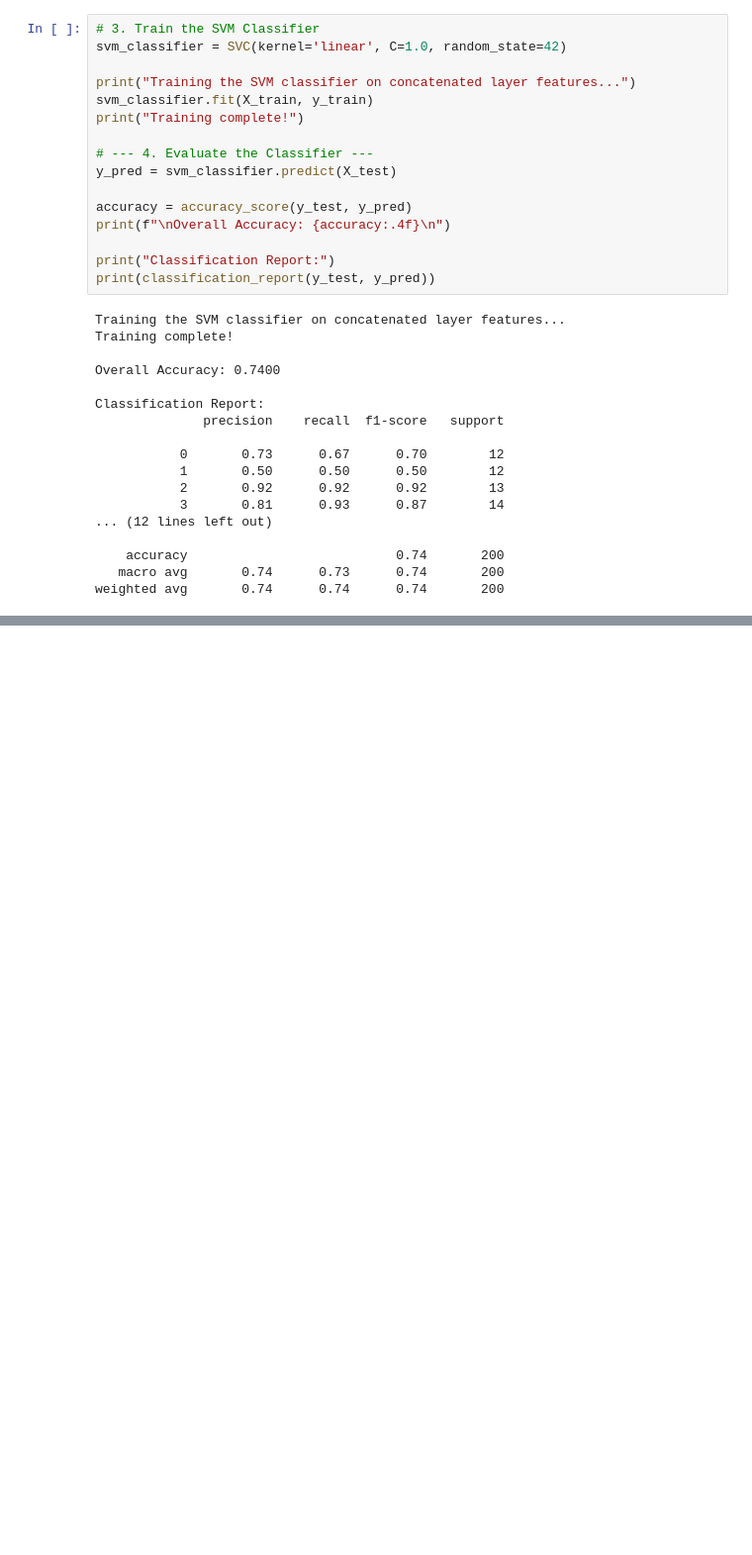
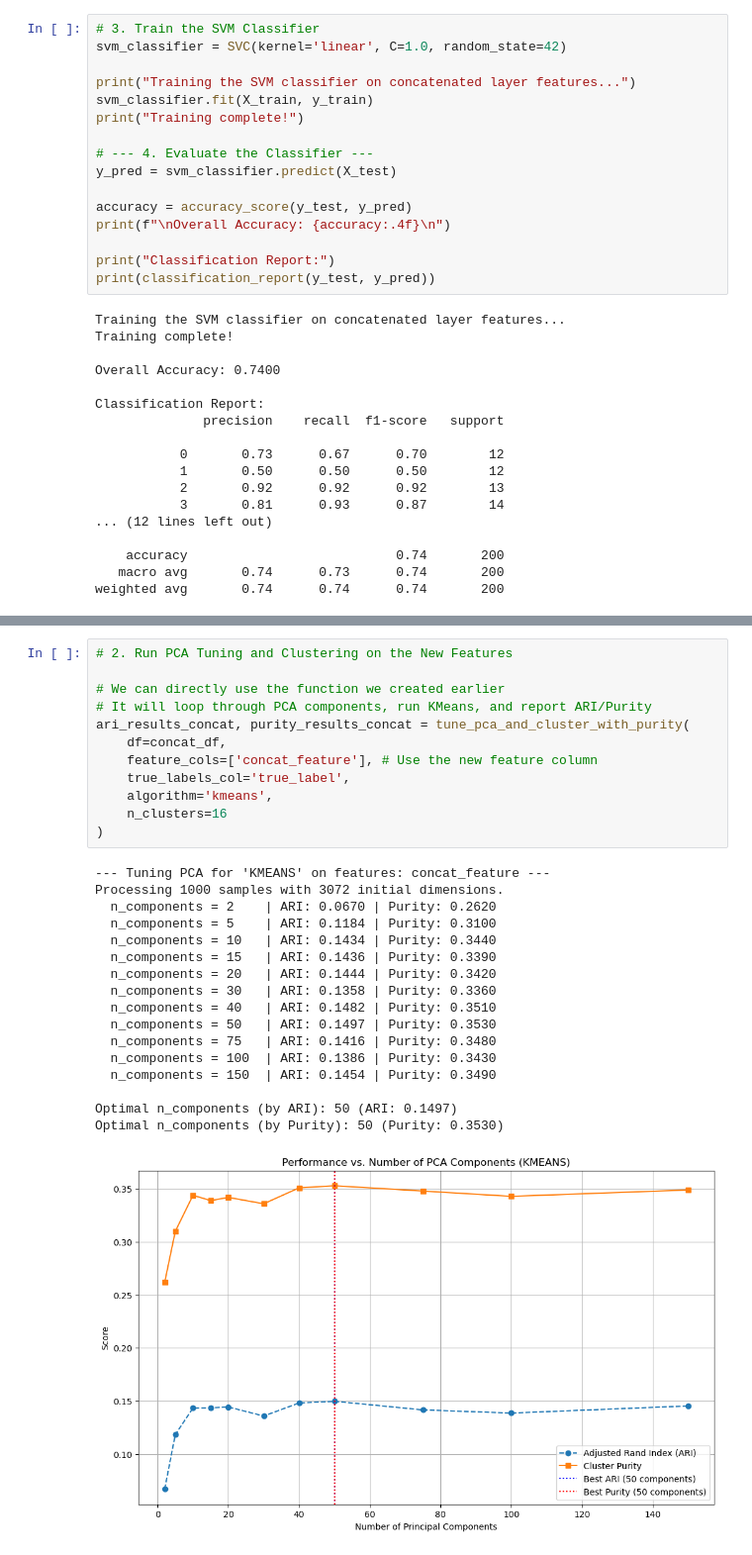
Before and after one commit to jackson-guthrie/comp-vision, a Jupyter notebook: LayoutLMv3-clustering.ipynb, the cells around one changed output, grey strips where cells are left out. Shown at 99% size. Drawn from its saved outputs; the diff is of its cells as text; blank space fills up the shorter version.

Commit message:
added unsupervised version with last 4 layers. features are much richer. KMeans purity 35%, ARI 15%

```diff
--- a/LayoutLMv3-clustering.ipynb
+++ b/LayoutLMv3-clustering.ipynb
@@ -442,0 +459,30 @@ weighted avg       0.74      0.74      0.74       200
+# %%
+# 2. Run PCA Tuning and Clustering on the New Features
+
+# We can directly use the function we created earlier
+# It will loop through PCA components, run KMeans, and report ARI/Purity
+ari_results_concat, purity_results_concat = tune_pca_and_cluster_with_purity(
+    df=concat_df,
+    feature_cols=['concat_feature'], # Use the new feature column
+    true_labels_col='true_label',
+    algorithm='kmeans',
+    n_clusters=16
+)
+# %% [output]
+--- Tuning PCA for 'KMEANS' on features: concat_feature ---
+Processing 1000 samples with 3072 initial dimensions.
+  n_components = 2    | ARI: 0.0670 | Purity: 0.2620
+  n_components = 5    | ARI: 0.1184 | Purity: 0.3100
+  n_components = 10   | ARI: 0.1434 | Purity: 0.3440
+  n_components = 15   | ARI: 0.1436 | Purity: 0.3390
+  n_components = 20   | ARI: 0.1444 | Purity: 0.3420
+  n_components = 30   | ARI: 0.1358 | Purity: 0.3360
+  n_components = 40   | ARI: 0.1482 | Purity: 0.3510
+  n_components = 50   | ARI: 0.1497 | Purity: 0.3530
+  n_components = 75   | ARI: 0.1416 | Purity: 0.3480
+  n_components = 100  | ARI: 0.1386 | Purity: 0.3430
+  n_components = 150  | ARI: 0.1454 | Purity: 0.3490
+
+Optimal n_components (by ARI): 50 (ARI: 0.1497)
+Optimal n_components (by Purity): 50 (Purity: 0.3530)
+[figure, added]
```
Also changed, not shown: parts of 2 cells of this notebook.
